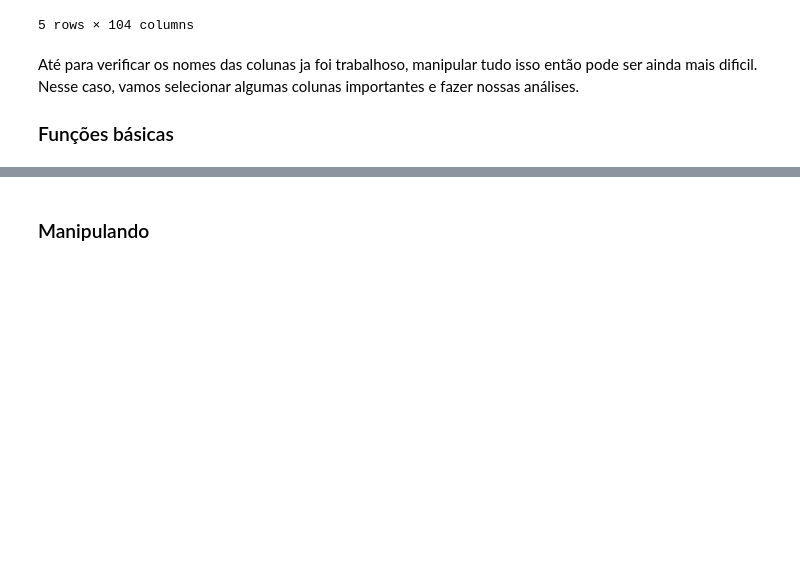
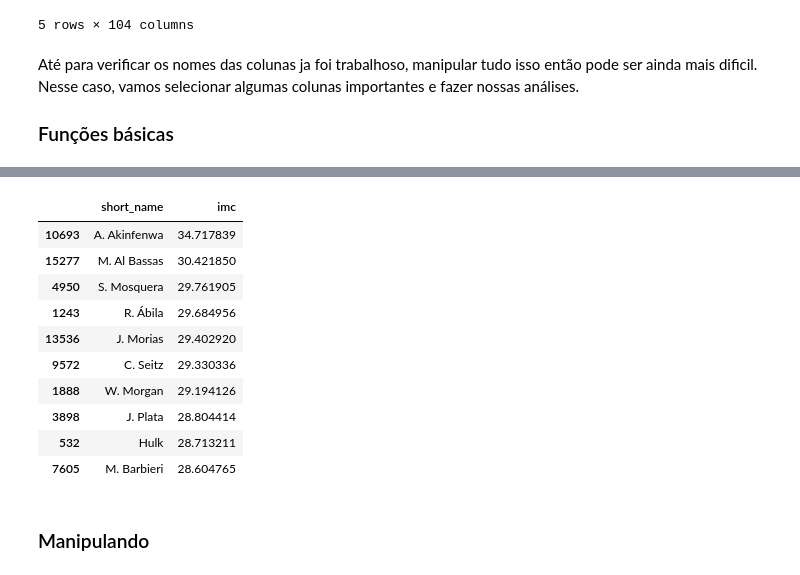
Before and after one commit to nailuz/hacking-fifa, a Jupyter notebook: fifa-analytics.ipynb, the cells around one changed output, grey strips where cells are left out. Saved outputs shown, nothing was run; the diff lists cells and outputs as text; code cells hidden in the pictures; blank space fills up the shorter version.

```diff
--- a/fifa-analytics.ipynb
+++ b/fifa-analytics.ipynb
@@ -120,0 +191,3 @@ Até para verificar os nomes das colunas ja foi trabalhoso, manipular tudo isso
+# %%
+dataset['imc'] = dataset['weight_kg'] / (dataset['height_cm']/100)**2
+dataset[['short_name', 'imc']].head()
@@ -121,3 +201,17 @@ Até para verificar os nomes das colunas ja foi trabalhoso, manipular tudo isso
+# %%
+dataset[['short_name', 'imc']].sort_values(by='imc', ascending=False).head(10)
+# %% [output]
+|  | short_name | imc |
+| 10693 | A. Akinfenwa | 34.717839 |
+| 15277 | M. Al Bassas | 30.421850 |
+| 4950 | S. Mosquera | 29.761905 |
+| 1243 | R. Ábila | 29.684956 |
+| 13536 | J. Morias | 29.402920 |
+| 9572 | C. Seitz | 29.330336 |
+| 1888 | W. Morgan | 29.194126 |
+| 3898 | J. Plata | 28.804414 |
+| 532 | Hulk | 28.713211 |
+| 7605 | M. Barbieri | 28.604765 |
 # %% [markdown]
 ### Manipulando
 # %% [markdown]
```
Also changed, not shown: parts of 12 cells of this notebook.
